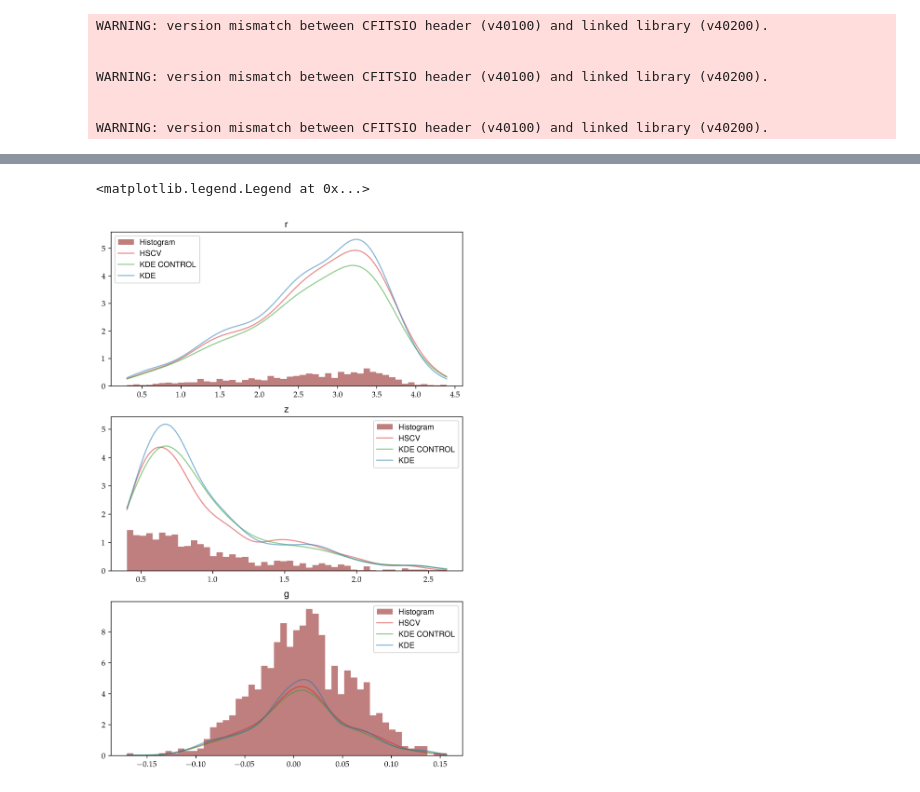
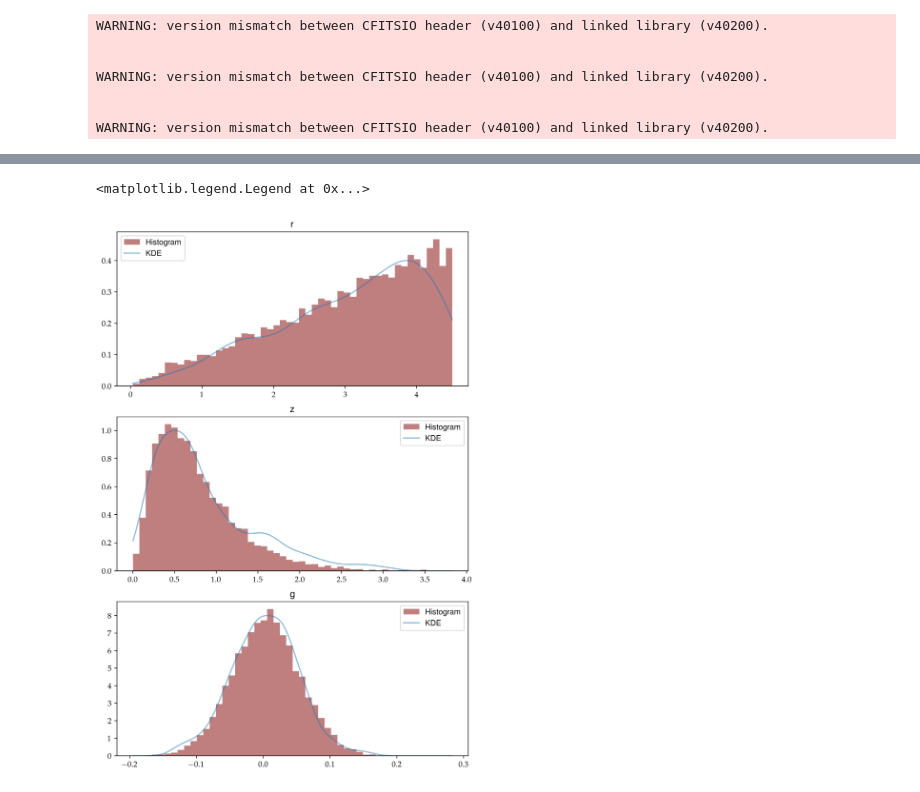
Before and after one commit to caioolivv/PhD, a Jupyter notebook: hscv/gal_wl_hscv_test/gal_wl_hscv_test.ipynb, the cells around one changed output, grey strips where cells are left out. Saved outputs shown, nothing was run; the diff lists cells and outputs as text; code cells hidden in the pictures.

```diff
--- a/hscv/gal_wl_hscv_test/gal_wl_hscv_test.ipynb
+++ b/hscv/gal_wl_hscv_test/gal_wl_hscv_test.ipynb
@@ -180,48 +163,56 @@ kde.prepare()
 # %%
+kde_data = [[obs_matrix.get(i, j) for j in range(3)] for i in range(obs_matrix.nrows())]
+kde_data_array = np.array(kde_data)
+
+
 fig, ax = plt.subplots (3, 1, figsize=(8, 12), dpi=400, facecolor="white")
 
 r = np.linspace(min(kde_data_array[:,0]), max(kde_data_array[:,0]), 1000)
 z = np.linspace(min(kde_data_array[:,1]), max(kde_data_array[:,1]), 1000)
 g = np.linspace(min(kde_data_array[:,2]), max(kde_data_array[:,2]), 1000)
 
 
 # Plotting histograms
 ax[0].hist(kde_data_array[:,0], bins=50, density=True, label="Histogram", alpha=0.5, color="maroon")
 ax[1].hist(kde_data_array[:,1], bins=50, density=True, label="Histogram", alpha=0.5, color="maroon")
 ax[2].hist(kde_data_array[:,2], bins=50, density=True, label="Histogram", alpha=0.5, color="maroon")
 
 # Plotting KDEs
 r_kde = [kde.eval(Ncm.Vector.new_array([r[i], 0.6, 0.01])) for i in range(len(r))]
 z_kde = [kde.eval(Ncm.Vector.new_array([3, z[i], 0.01])) for i in range(len(z))]
 g_kde = [kde.eval(Ncm.Vector.new_array([3, 0.6, g[i]])) for i in range(len(g))]
 
-r_kde_c = [kde_control.eval(Ncm.Vector.new_array([r[i], 0.6, 0.01])) for i in range(len(r))]
-z_kde_c = [kde_control.eval(Ncm.Vector.new_array([3, z[i], 0.01])) for i in range(len(z))]
-g_kde_c = [kde_control.eval(Ncm.Vector.new_array([3, 0.6, g[i]])) for i in range(len(g))]
+r_kde = [r_i/max(r_kde)*0.4 for r_i in r_kde]
+z_kde = [z_i/max(z_kde)*1.0 for z_i in z_kde]
+g_kde = [g_i/max(g_kde)*8.0 for g_i in g_kde]
 
-r_kde_hscv = [kde_hscv.eval(Ncm.Vector.new_array([r[i], 0.6, 0])) for i in range(len(r))]
-z_kde_hscv = [kde_hscv.eval(Ncm.Vector.new_array([2.8, z[i], 0])) for i in range(len(z))]
-g_kde_hscv = [kde_hscv.eval(Ncm.Vector.new_array([2.8, 0.6, g[i]])) for i in range(len(g))]
+# r_kde_c = [kde_control.eval(Ncm.Vector.new_array([r[i], 0.6, 0.01])) for i in range(len(r))]
+# z_kde_c = [kde_control.eval(Ncm.Vector.new_array([3, z[i], 0.01])) for i in range(len(z))]
+# g_kde_c = [kde_control.eval(Ncm.Vector.new_array([3, 0.6, g[i]])) for i in range(len(g))]
 
-ax[0].plot(r, r_kde_hscv, label="HSCV", color="tab:red", alpha=0.5)
-ax[0].plot(r, r_kde_c, label="KDE CONTROL", color="tab:green", alpha=0.5)
+# r_kde_hscv = [kde_hscv.eval(Ncm.Vector.new_array([r[i], 0.6, 0])) for i in range(len(r))]
+# z_kde_hscv = [kde_hscv.eval(Ncm.Vector.new_array([2.8, z[i], 0])) for i in range(len(z))]
+# g_kde_hscv = [kde_hscv.eval(Ncm.Vector.new_array([2.8, 0.6, g[i]])) for i in range(len(g))]
+
+# ax[0].plot(r, r_kde_hscv, label="HSCV", color="tab:red", alpha=0.5)
+# ax[0].plot(r, r_kde_c, label="KDE CONTROL", color="tab:green", alpha=0.5)
 ax[0].plot(r, r_kde, label="KDE", color="tab:blue", alpha=0.5)
 
-ax[1].plot(z, z_kde_hscv, label="HSCV", color="tab:red", alpha=0.5)
-ax[1].plot(z, z_kde_c, label="KDE CONTROL", color="tab:green", alpha=0.5)
+# ax[1].plot(z, z_kde_hscv, label="HSCV", color="tab:red", alpha=0.5)
+# ax[1].plot(z, z_kde_c, label="KDE CONTROL", color="tab:green", alpha=0.5)
 ax[1].plot(z, z_kde, label="KDE", color="tab:blue", alpha=0.5)
 
-ax[2].plot(g, g_kde_hscv, label="HSCV", color="tab:red", alpha=0.5)
-ax[2].plot(g, g_kde_c, label="KDE CONTROL", color="tab:green", alpha=0.5)
+# ax[2].plot(g, g_kde_hscv, label="HSCV", color="tab:red", alpha=0.5)
+# ax[2].plot(g, g_kde_c, label="KDE CONTROL", color="tab:green", alpha=0.5)
 ax[2].plot(g, g_kde, label="KDE", color="tab:blue", alpha=0.5)
 
 ax[0].set_title("r")
 ax[1].set_title("z")
 ax[2].set_title("g")
 ax[0].legend()
 ax[1].legend()
 ax[2].legend()
 # %% [output]
 <matplotlib.legend.Legend at 0x...>
-[figure, old version]
+[figure, new version]
 # %%
```
Also changed, not shown: parts of 15 cells of this notebook, 18 other files.
